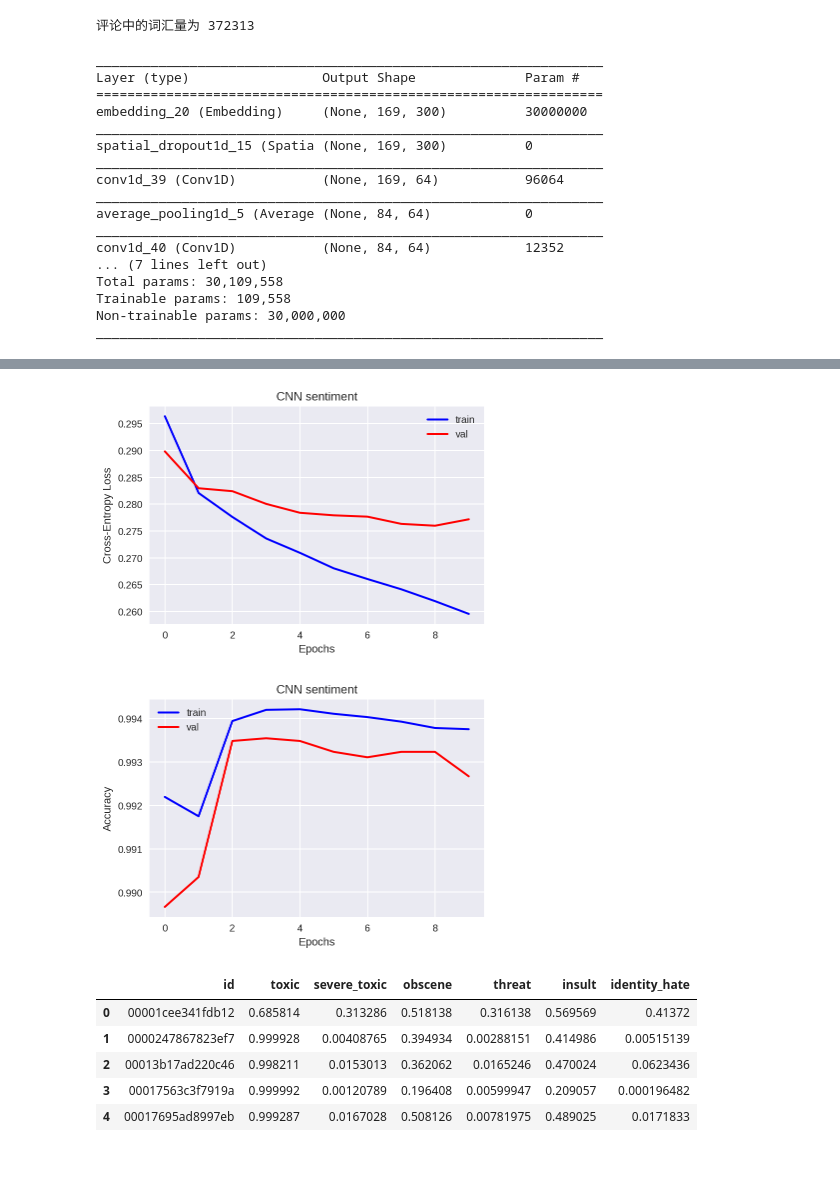
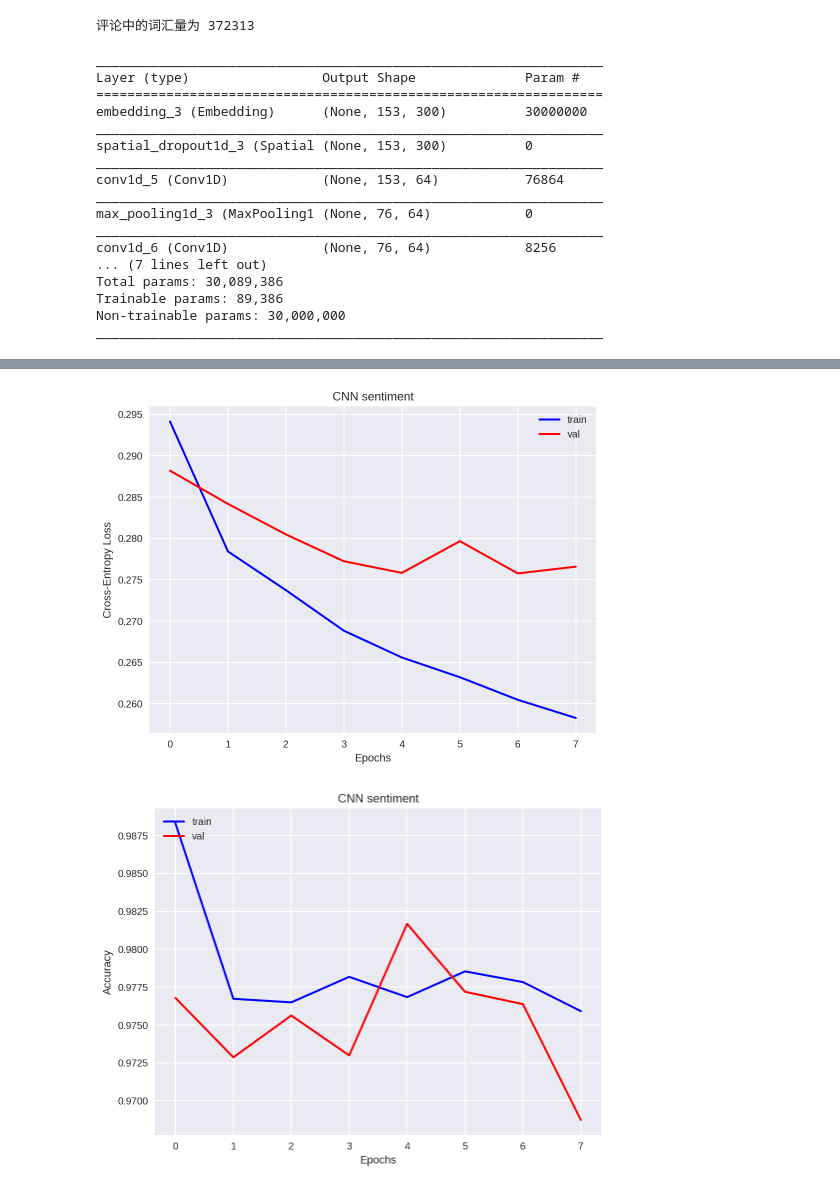
Before and after one commit to Zhengqi-Li/NLP, a Jupyter notebook: textCNN.ipynb, the cells around one changed output, grey strips where cells are left out. Saved outputs shown, nothing was run; the diff lists cells and outputs as text; code cells hidden in the pictures; blank space fills up the shorter version.

```diff
--- a/textCNN.ipynb
+++ b/textCNN.ipynb
@@ -123,15 +126,15 @@ plt.show()
 print('评论长度分布可视化')
 comment_len = train_data['comment_text'].apply(lambda x: len(x.split(' ')))
 # 位于长度一个标准偏差的位置的评论长度
-maxlen = np.ceil(np.mean(comment_len) + 1*np.std(comment_len)).astype('int')
-sb.distplot(comment_len)
-plt.axvline(x=maxlen, color='k', linestyle='--', label='68% of the comments')
+maxlen = int(np.percentile(comment_len, [90]))
+sb.violinplot(comment_len);
+plt.axvline(x=maxlen, color='k', linestyle='--', label='90% of the comments')
 plt.xlabel('comment length');
-plt.ylabel('density');
+plt.ylabel('distribution');
 plt.legend()
 plt.show()
 print('最长的评论字数为：{}'.format(np.max(comment_len)))
-print('68% 的评论少于 {} 字'.format(maxlen))
+print('90% 的评论少于 {} 字'.format(maxlen))
 # %% [output]
 训练集样本可视化
 [figure]
@@ -186,11 +188,11 @@ model.add(Embedding(word_upper,
                     weights=[feature_matrix],
                     trainable=False))
 model.add(SpatialDropout1D(0.2))
-model.add(Conv1D(filters, 5, activation='relu', padding='same'))
-model.add(AveragePooling1D(2))
-model.add(Conv1D(filters, 3, activation='relu', padding='same'))
+model.add(Conv1D(filters, 4, activation='relu', padding='same'))
+model.add(MaxPooling1D(2))
+model.add(Conv1D(filters, 2, activation='relu', padding='same'))
 model.add(GlobalAveragePooling1D())
-model.add(Dense(16, activation='relu'))
+model.add(Dense(60, activation='relu'))
 model.add(Dense(len(labels), activation='sigmoid'))
 model.compile(loss='categorical_crossentropy', optimizer='adam', metrics=['accuracy'])
 model.summary()
@@ -199,18 +201,27 @@ callbacks = [EarlyStopping(monitor='val_loss',
                           patience=3,
                           verbose=1)]
 
-batch_size = 32
+batch_size = 64
 epochs = 10
 X_train, X_val, y_train, y_val = train_test_split(seq_train,
                                                   train_data[labels].values,
-                                                  train_size=0.9,
+                                                  train_size=0.8,
                                                   random_state=0)
+
+
 hist = model.fit(X_train, y_train,
                 epochs=epochs,
                 batch_size=batch_size,
                 callbacks=callbacks,
                 validation_data=(X_val, y_val),
                 verbose=1)
+
+# hist = model.fit(seq_train, train_data[labels].values,
+#                 epochs=epochs,
+#                 batch_size=batch_size,
+#                 callbacks=callbacks,
+#                 validation_split=0.1, shuffle=True,
+#                 verbose=1)
 
 plt.figure()
 plt.plot(hist.history['loss'], lw=2.0, color='b', label='train')
@@ -224,27 +235,33 @@ plt.show()
 plt.figure()
 plt.plot(hist.history['acc'], lw=2.0, color='b', label='train')
 plt.plot(hist.history['val_acc'], lw=2.0, color='r', label='val')
-# plt.ylim((0.99408,0.99420))
 plt.title('CNN sentiment')
 plt.xlabel('Epochs')
 plt.ylabel('Accuracy')
 plt.legend(loc='upper left')
 plt.show()
+
+y_test = model.predict(seq_test)
+label_names = ["toxic", "severe_toxic", "obscene", "threat", "insult", "identity_hate"]
+submission_df = pd.DataFrame(columns=['id'] + label_names)
+submission_df['id'] = test_data['id'].values
+submission_df[label_names] = y_test
+submission_df.to_csv("./cnn_fasttext_submission.csv", index=False)
 # %% [output]
 _________________________________________________________________
 Layer (type)                 Output Shape              Param #
 =================================================================
-embedding_20 (Embedding)     (None, 169, 300)          30000000
+embedding_3 (Embedding)      (None, 153, 300)          30000000
 _________________________________________________________________
-spatial_dropout1d_15 (Spatia (None, 169, 300)          0
+spatial_dropout1d_3 (Spatial (None, 153, 300)          0
 _________________________________________________________________
-conv1d_39 (Conv1D)           (None, 169, 64)           96064
+conv1d_5 (Conv1D)            (None, 153, 64)           76864
 _________________________________________________________________
-average_pooling1d_5 (Average (None, 84, 64)            0
+max_pooling1d_3 (MaxPooling1 (None, 76, 64)            0
 _________________________________________________________________
-conv1d_40 (Conv1D)           (None, 84, 64)            12352
+conv1d_6 (Conv1D)            (None, 76, 64)            8256
 ... (7 lines left out)
-Total params: 30,109,558
-Trainable params: 109,558
+Total params: 30,089,386
+Trainable params: 89,386
 Non-trainable params: 30,000,000
 _________________________________________________________________
@@ -268,2 +286,2 @@ Epoch 10/10
-[figure, old version]
+[figure, new version]
-[figure, old version]
+[figure, new version]
@@ -278,9 +287,0 @@ submission_df.to_csv("./cnn_fasttext_submission.csv", index=False)
-# %%
-submission_df.head()
-# %% [output]
-|  | id | toxic | severe_toxic | obscene | threat | insult | identity_hate |
-| 0 | 00001cee341fdb12 | 0.685814 | 0.313286 | 0.518138 | 0.316138 | 0.569569 | 0.41372 |
-| 1 | 0000247867823ef7 | 0.999928 | 0.00408765 | 0.394934 | 0.00288151 | 0.414986 | 0.00515139 |
-| 2 | 00013b17ad220c46 | 0.998211 | 0.0153013 | 0.362062 | 0.0165246 | 0.470024 | 0.0623436 |
-| 3 | 00017563c3f7919a | 0.999992 | 0.00120789 | 0.196408 | 0.00599947 | 0.209057 | 0.000196482 |
-| 4 | 00017695ad8997eb | 0.999287 | 0.0167028 | 0.508126 | 0.00781975 | 0.489025 | 0.0171833 |
```
Also changed, not shown: parts of 9 cells of this notebook.
